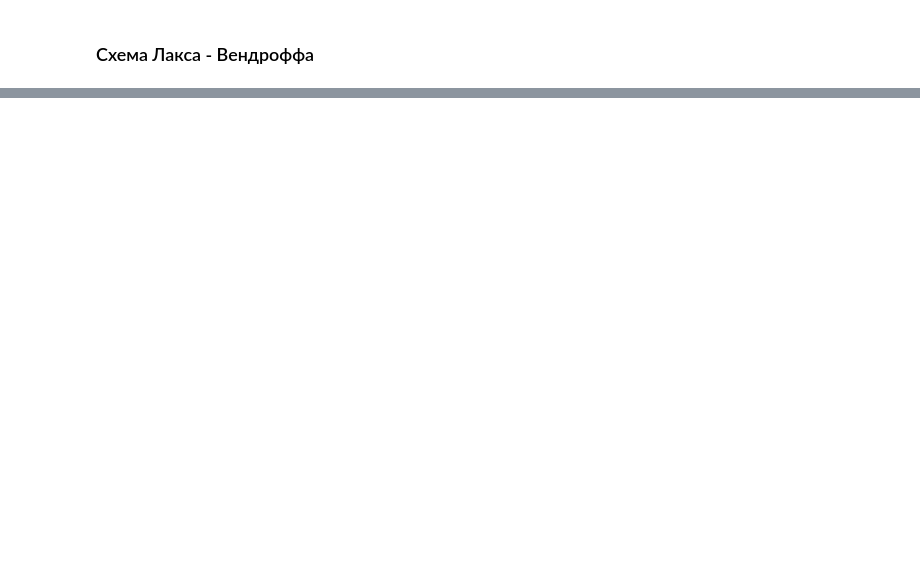
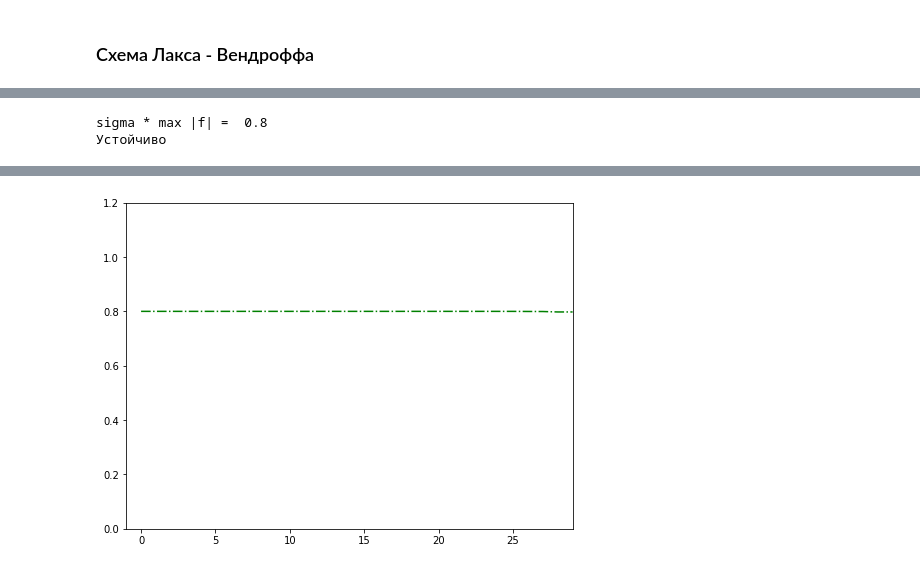
Before and after one commit to dimared/vmetf, a Jupyter notebook: Dmitrij.ipynb, the cells around one changed output, grey strips where cells are left out. Drawn from its saved outputs; the diff is of its cells as text; code cells hidden in the pictures; blank space fills up the shorter version.

```diff
--- a/Dmitrij.ipynb
+++ b/Dmitrij.ipynb
@@ -158,0 +188,47 @@ HTML(anim.to_html5_video())
+# %%
+f = np.zeros((T,N))
+
+for n in range(-1, T-1):
+    f[n+1][0] = f1
+    for i in range(1, N-1):
+        a = f[n][i-1]
+        b = f[n][i+1]
+        A = f[n][i-1]**2/2
+        B = f[n][i+1]**2/2
+        f[n+1][i] = (b+a)/2 - sigma/2 * (B-A)
+    f[n+1][N-1] = f[n][N-2]
+
+#     if n in (T//4, T//2, 3*T//4):
+#         print("Момент времени ", n*dt)
+#         errors(f[n], getPrecise(n*dt))
+
+    if n == 0:
+        print("sigma * max |f| = ", sigma*max(f[0]))
+        if sigma*max(f[0])<1:
+            print("Устойчиво\n")
+        else:
+            print("Неустойчиво\n")
+# %% [output]
+sigma * max |f| =  0.8
+Устойчиво
+# %%
+fig, ax = plt.subplots(figsize = (8, 6))
+xdata, ydata = range(N), []
+ln, = plt.plot([], [], color = 'r', linestyle = '-')
+ln2, = plt.plot([], [], color = 'g', linestyle = '-.')
+
+def init():
+    ax.set_xlim(-1, N-1)
+    ax.set_ylim(0, f1*1.5)
+    return ln,
+
+def update(t):
+    ydata2 = f[t]
+#     ydata = getPrecise(t*dt)
+#     ln.set_data(xdata, ydata)
+    ln2.set_data(xdata, ydata2)
+    return ln,
+
+anim = FuncAnimation(fig, update, frames=range(T), init_func=init, blit=True)
+HTML(anim.to_html5_video())
+# %% [output]
@@ -158,0 +236 @@ HTML(anim.to_html5_video())
+[figure, added]
```
Also changed, not shown: parts of 14 cells of this notebook.
